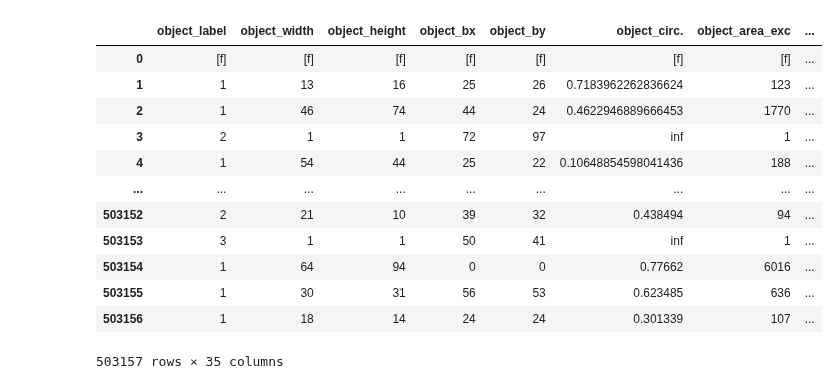
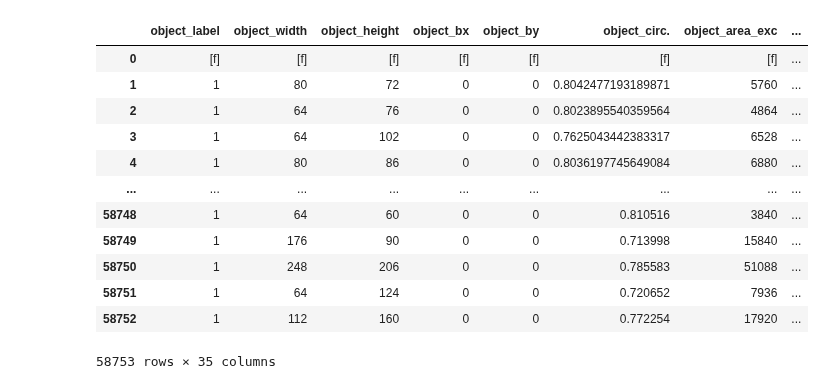
Before and after one commit to alan-turing-institute/plankton-dsg-challenge, a Jupyter notebook: notebooks/Data_preprocessing_random_forest.ipynb, the cells around one changed output. Saved outputs shown, nothing was run; the diff lists cells and outputs as text; code cells hidden in the pictures.

```diff
--- a/notebooks/Data_preprocessing_random_forest.ipynb
+++ b/notebooks/Data_preprocessing_random_forest.ipynb
@@ -1,25 +1,25 @@
 # %%
 import pandas as pd
 import numpy
 
-tsv_file='/home/miruna.clinciu/plankton-dsg-challenge-main/data/ecotaxa_export.tsv'
+tsv_file='/scratch/ecotaxa_export-david.tsv'
 csv_table=pd.read_table(tsv_file,sep='\t')
 csv_table.to_csv('/home/miruna.clinciu/plankton-dsg-challenge-main/data/features.csv',index=False)
 csv_table
 # %% [output]
 |  | object_label | object_width | object_height | object_bx | object_by | object_circ. | object_area_exc | ... |
 | 0 | [f] | [f] | [f] | [f] | [f] | [f] | [f] | ... |
-| 1 | 1 | 13 | 16 | 25 | 26 | 0.7183962262836624 | 123 | ... |
-| 2 | 1 | 46 | 74 | 44 | 24 | 0.4622946889666453 | 1770 | ... |
-| 3 | 2 | 1 | 1 | 72 | 97 | inf | 1 | ... |
-| 4 | 1 | 54 | 44 | 25 | 22 | 0.10648854598041436 | 188 | ... |
+| 1 | 1 | 80 | 72 | 0 | 0 | 0.8042477193189871 | 5760 | ... |
+| 2 | 1 | 64 | 76 | 0 | 0 | 0.8023895540359564 | 4864 | ... |
+| 3 | 1 | 64 | 102 | 0 | 0 | 0.7625043442383317 | 6528 | ... |
+| 4 | 1 | 80 | 86 | 0 | 0 | 0.8036197745649084 | 6880 | ... |
 | ... | ... | ... | ... | ... | ... | ... | ... | ... |
-| 503152 | 2 | 21 | 10 | 39 | 32 | 0.438494 | 94 | ... |
-| 503153 | 3 | 1 | 1 | 50 | 41 | inf | 1 | ... |
-| 503154 | 1 | 64 | 94 | 0 | 0 | 0.77662 | 6016 | ... |
-| 503155 | 1 | 30 | 31 | 56 | 53 | 0.623485 | 636 | ... |
-| 503156 | 1 | 18 | 14 | 24 | 24 | 0.301339 | 107 | ... |
+| 58748 | 1 | 64 | 60 | 0 | 0 | 0.810516 | 3840 | ... |
+| 58749 | 1 | 176 | 90 | 0 | 0 | 0.713998 | 15840 | ... |
+| 58750 | 1 | 248 | 206 | 0 | 0 | 0.785583 | 51088 | ... |
+| 58751 | 1 | 64 | 124 | 0 | 0 | 0.720652 | 7936 | ... |
+| 58752 | 1 | 112 | 160 | 0 | 0 | 0.772254 | 17920 | ... |
-503157 rows × 35 columns
+58753 rows × 35 columns
 # %%
 df1 = pd.read_csv("/home/miruna.clinciu/plankton-dsg-challenge-main/data/features.csv")
 df2 = pd.read_csv("/home/miruna.clinciu/plankton-dsg-challenge-main/data/index.csv")
```
Also changed, not shown: parts of 16 cells of this notebook.
